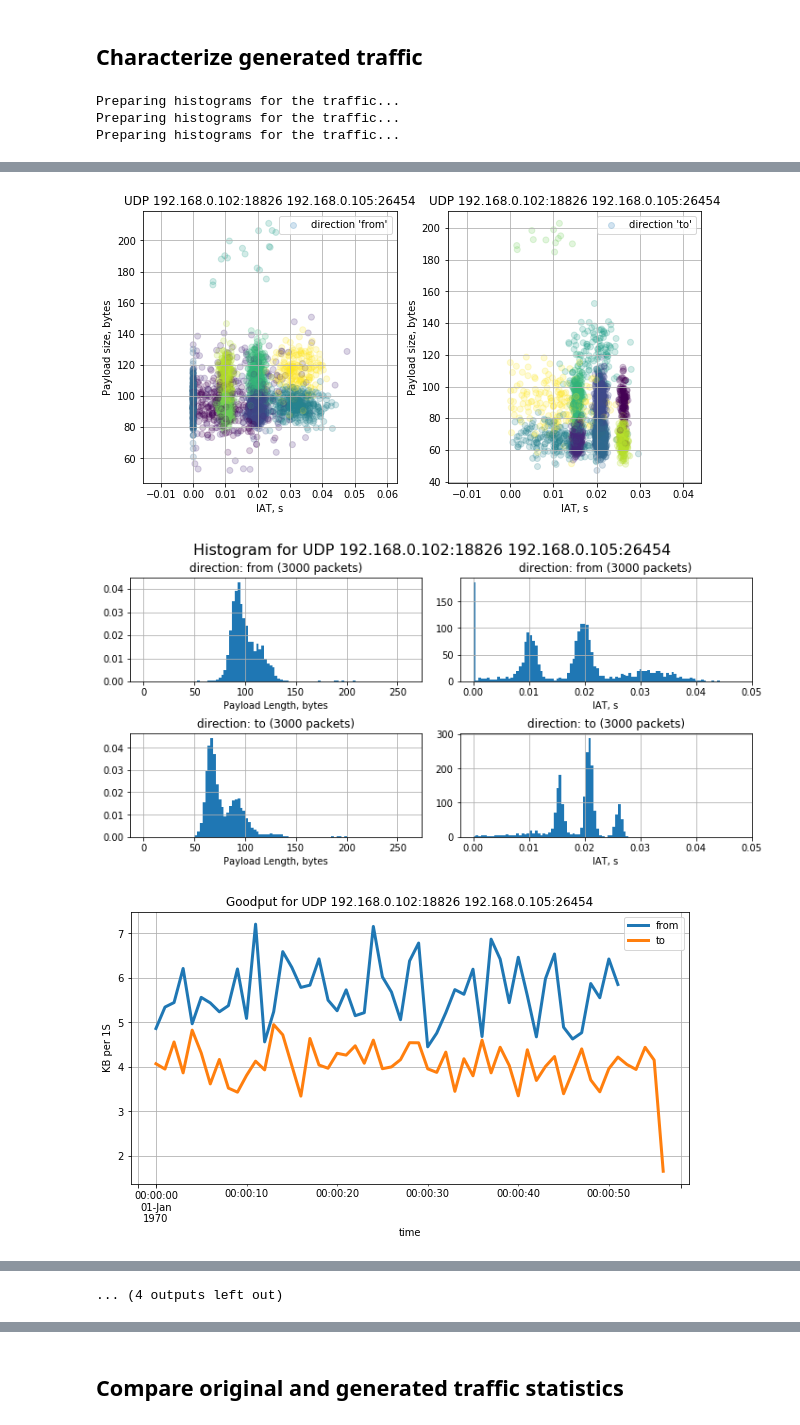
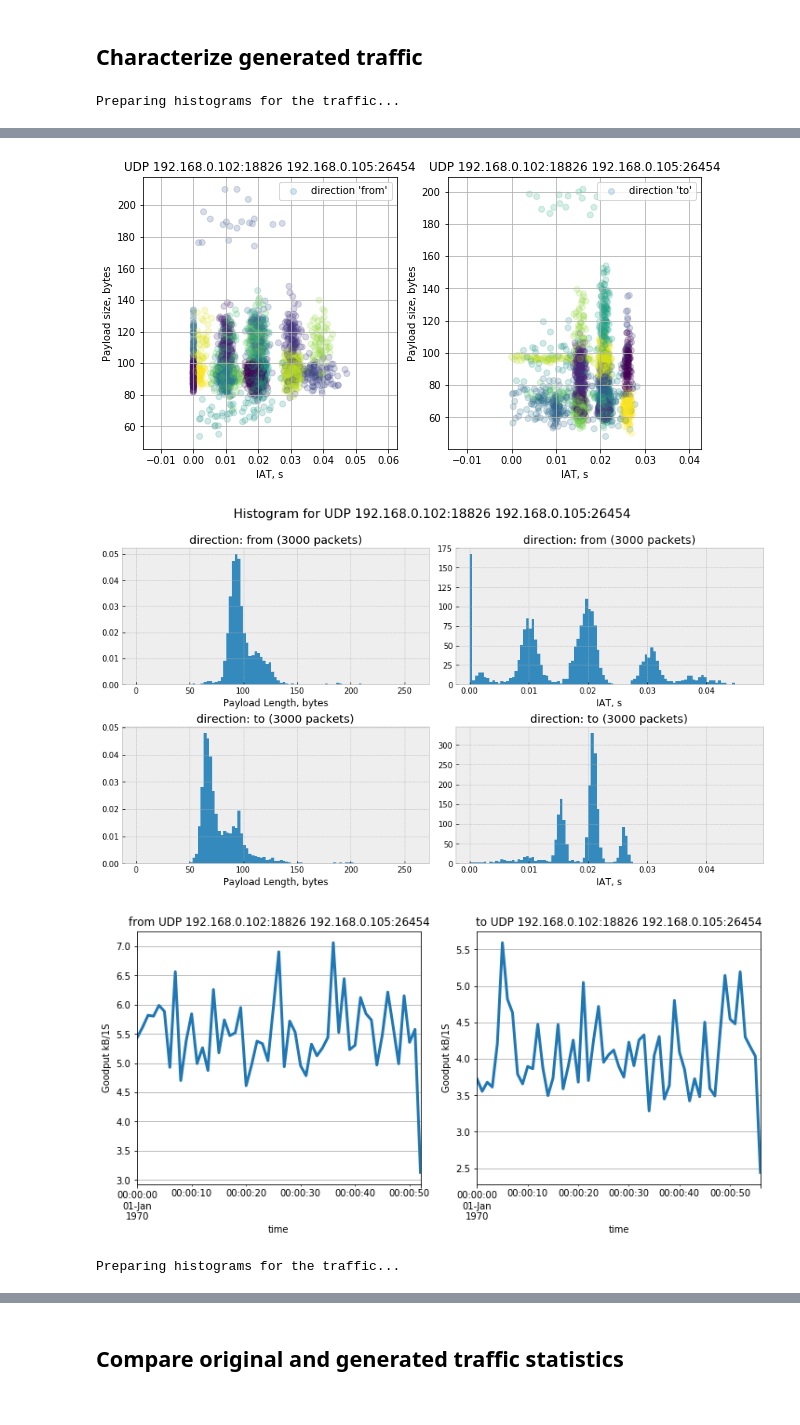
Before and after one commit to RadionBik/Statistical-estimator-of-network-traffic, a Jupyter notebook: hmm_gmm_test.ipynb, the cells around one changed output, grey strips where cells are left out. Drawn from its saved outputs; the diff is of its cells as text; code cells hidden in the pictures.

```diff
--- a/hmm_gmm_test.ipynb
+++ b/hmm_gmm_test.ipynb
@@ -23,10 +18,14 @@ The autoreload extension is already loaded. To reload it, use:
 plt.rcParams['figure.figsize'] = [10, 5]
 
 pcapfile = 'traffic_dumps/skypeLANhome.pcap'
-traffic_dfs = getTrafficFeatures(pcapfile,'all','flow',(3,97),100)[0]
-norm_traffic, scalers = normalize_dfs(traffic_dfs)
-plot_hist(traffic_dfs, logScale=0, saveToFile='orig')
-plot_2D_hist(traffic_dfs, logScale=0, saveToFile='orig')
-plot_stat_properties(traffic_dfs, saveToFile='orig')
-goodput_orig = get_goodput(traffic_dfs, '1S', saveToFile='orig')
+traffic_dfs = estimator.getTrafficFeatures(pcapfile,
+                                           typeIdent='flow',
+                                           fileIdent='all',
+                                           percentiles=(3,97),
+                                           min_samples_to_estimate=100)[0]
+norm_traffic, scalers = preprocessors.normalize_dfs(traffic_dfs)
+hist_dfs(traffic_dfs, logScale=0)
+hist_2d_dfs(traffic_dfs, logScale=0)
+plot_stat_properties(traffic_dfs)
+goodput_orig = goodput_dfs(traffic_dfs, '1S')
 # %% [output]
@@ -51,16 +54,16 @@ Preparing histograms for the traffic...
 # %%
-test_cases = ['HMM','GMM','HMM-GMM']
-#test_cases = ['GMM']
-comp_numb = 10
+test_cases = ['HMM', 'GMM', 'HMM-GMM']
+# test_cases = ['GMM']
+comp_numb = 20
 models = {}
 for test_case in test_cases:
     print(f'-------- Started fitting {test_case} ---------')
-    if test_case=='HMM':
-        models.update({test_case : get_hmm_gaussian_models(norm_traffic, comp_numb)})
-    elif test_case=='GMM':
-        models.update({test_case : get_gmm(norm_traffic, comp_numb)})
-    elif test_case=='HMM-GMM':
-        models.update({test_case : get_hmm_gmm(norm_traffic, 5, 2)})
+    if test_case == 'HMM':
+        models.update({test_case: hmm_h.get_hmm_gaussian_models(norm_traffic, comp_numb)})
+    elif test_case == 'GMM':
+        models.update({test_case: hmm_h.get_gmm(norm_traffic, comp_numb)})
+    elif test_case == 'HMM-GMM':
+        models.update({test_case: hmm_h.get_hmm_gmm(norm_traffic, 5, 2)})
 # %% [output]
 -------- Started fitting HMM ---------
 Started fitting UDP 192.168.0.102:18826 192.168.0.105:26454 in direction "from"
@@ -76,15 +81,13 @@ Started fitting UDP 192.168.0.102:18826 192.168.0.105:26454 in direction "to"
 # %%
 gener_dfs = {}
 for model in models:
-    #if model!='HMM':
+    # if model!='HMM':
     #    continue
-    gener_df, states = gener_samples(models[model], scalers, 3000)
+    gener_df, states = hmm_h.gener_samples(models[model], scalers, 3000)
     plot_stat_properties(gener_df, saveToFile=model)
-    plot_2D_hist(gener_df,states=states, saveToFile=model)
-    plot_hist(gener_df, logScale = False, saveToFile=model)
-    get_goodput(gener_df, saveToFile=model)
+    hist_2d_dfs(gener_df, states=states, saveToFile=model)
+    hist_dfs(gener_df, logScale=False, saveToFile=model)
+    goodput_dfs(gener_df, saveToFile=model)
     gener_dfs.update({model: gener_df})
 # %% [output]
 Preparing histograms for the traffic...
-Preparing histograms for the traffic...
-Preparing histograms for the traffic...
@@ -93,3 +96,4 @@ Preparing histograms for the traffic...
-[figure, old version]
+[figure, new version]
-[figure, old version]
+[figure, new version]
-[figure, old version]
+[figure, new version]
+Preparing histograms for the traffic...
@@ -102 +104,0 @@ Preparing histograms for the traffic...
-... (4 outputs left out)
```
Also changed, not shown: parts of 8 cells of this notebook, 28 other files.
